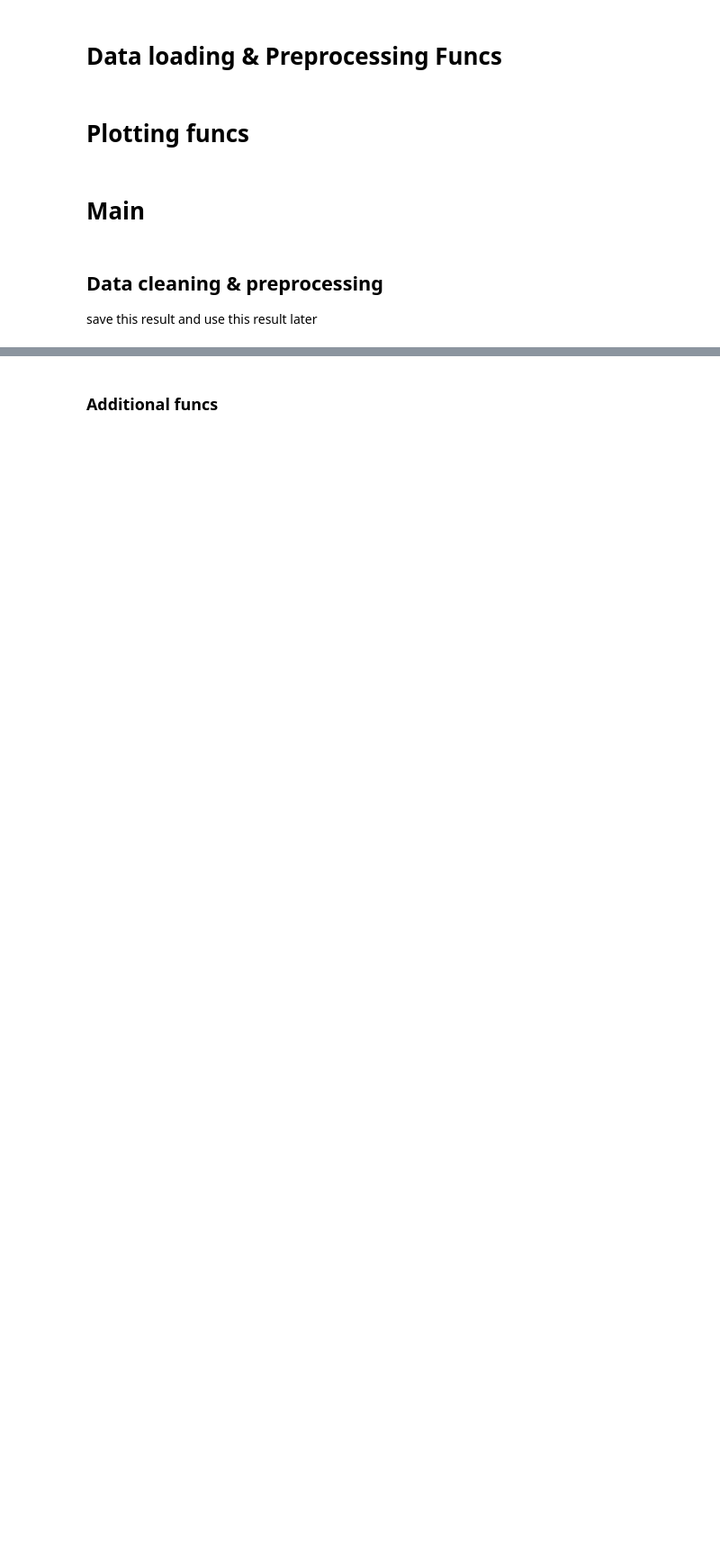
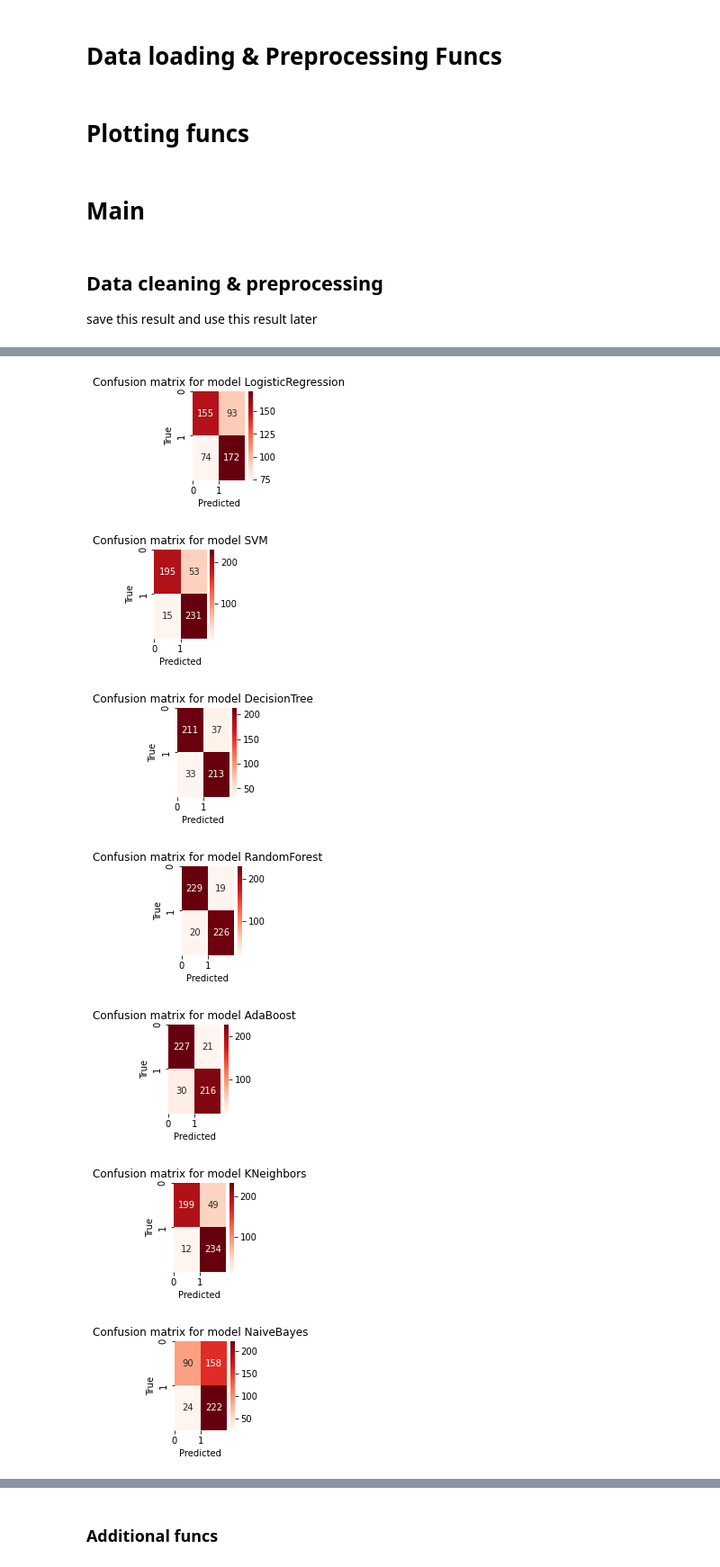
Before and after one commit to YijunShen1107/HR-Attrition-ML-Poject, a Jupyter notebook: ibm-model-comparison.ipynb, the cells around one changed output, grey strips where cells are left out. Shown: that part at 90% size. Cells and saved outputs as stored; diff of their text form; code cells hidden in the pictures; blank space fills up the shorter version.

Commit message:
Cleaning process and ML models using Python

```diff
--- a/ibm-model-comparison.ipynb
+++ b/ibm-model-comparison.ipynb
@@ -194,17 +192,19 @@ def plot_correlation(df, method='spearman', show=True, cols=[], cmap='cool'):
                     cmap = cmap)
         plt.show()
 
-def plot_confusion_matrix(y_test, y_pred, classes=[0,1]):
-    cnf_mat = metrics.confusion_matrix(y_test, y_pred)
-    fig, ax = plt.subplots()
+def plot_confusion_matrix(y_test, y_pred=None, confusion_matrix=[], classes=[0,1]):
+    if not y_pred == None:
+        cnf_mat = metrics.confusion_matrix(y_test, y_pred)
+    else:
+        cnf_mat = confusion_matrix
+    # create heatmap
+    sns.heatmap(pd.DataFrame(cnf_mat), annot=True, cmap="Reds" ,fmt='g')
     tick_marks = np.arange(len(classes))
     plt.xticks(tick_marks, classes)
     plt.yticks(tick_marks, classes)
     plt.xlabel('Predicted label')
     plt.ylabel('Real label')
-    # create heatmap
-    sns.heatmap(pd.DataFrame(cnf_mat), annot=True, cmap="RdBu_r" ,fmt='g')
-    ax.xaxis.set_label_position("top")
+#     ax.xaxis.set_label_position("top")
 # %% [markdown]
 # Main
 # %% [markdown]
@@ -302,0 +475,46 @@ NameError: name 'X_train' is not defined
+# %%
+# Plotting
+
+# Plot all confusion matrices
+plot_rows = 2
+plot_cols = len(all_models)//plot_rows + int(bool(len(all_models)%plot_rows))
+i = 1
+plt.figure()
+for model_name in all_models:
+    plt.subplot(plot_rows, plot_cols, i)
+    plot_confusion_matrix(y_test, confusion_matrix=results_dict[model_name]['test_scores']['confusion_matrix'], classes=[0,1])
+    plt.title('Confusion matrix for model '+model_name)
+    plt.xlabel('Predicted')
+    plt.ylabel('True')
+    plt.show()
+    i+=1
+
+
+# Plot all train/val/test accuracies
+plt.figure()
+x = np.arange(len(all_models))
+width = 0.2
+
+all_model_train_acc = []
+all_model_val_acc = []
+all_model_test_acc = []
+for model_name in all_models:
+    all_model_train_acc.append(np.mean(results_dict[model_name]['cv_evaluation']['train_accuracy']))
+    all_model_val_acc.append(np.mean(results_dict[model_name]['cv_evaluation']['test_accuracy']))
+    all_model_test_acc.append(results_dict[model_name]['test_scores']['accuracy'])
+# plot data in grouped manner of bar type
+plt.bar(x-0.2, all_model_train_acc, width, label='Mean train accuracy', color='steelblue')
+plt.bar(x, all_model_val_acc, width, label='Mean validation accuracy', color='purple')
+plt.bar(x+0.2, all_model_test_acc, width, label='Mean test accuracy', color='orange')
+plt.axhline(y=0.5,xmin=0, xmax=len(all_models)-1,c='r',linestyle='dotted', label='Random level')
+plt.xticks(np.arange(len(all_models)),all_models, rotation=45);
+plt.title('Model accuracy');
+plt.legend(loc=[1.1,0.7])
+# %% [output]
+[figure, added]
+[figure, added]
+[figure, added]
+[figure, added]
+[figure, added]
+[figure, added]
+[figure, added]
```
Also changed, not shown: parts of 11 cells of this notebook.
